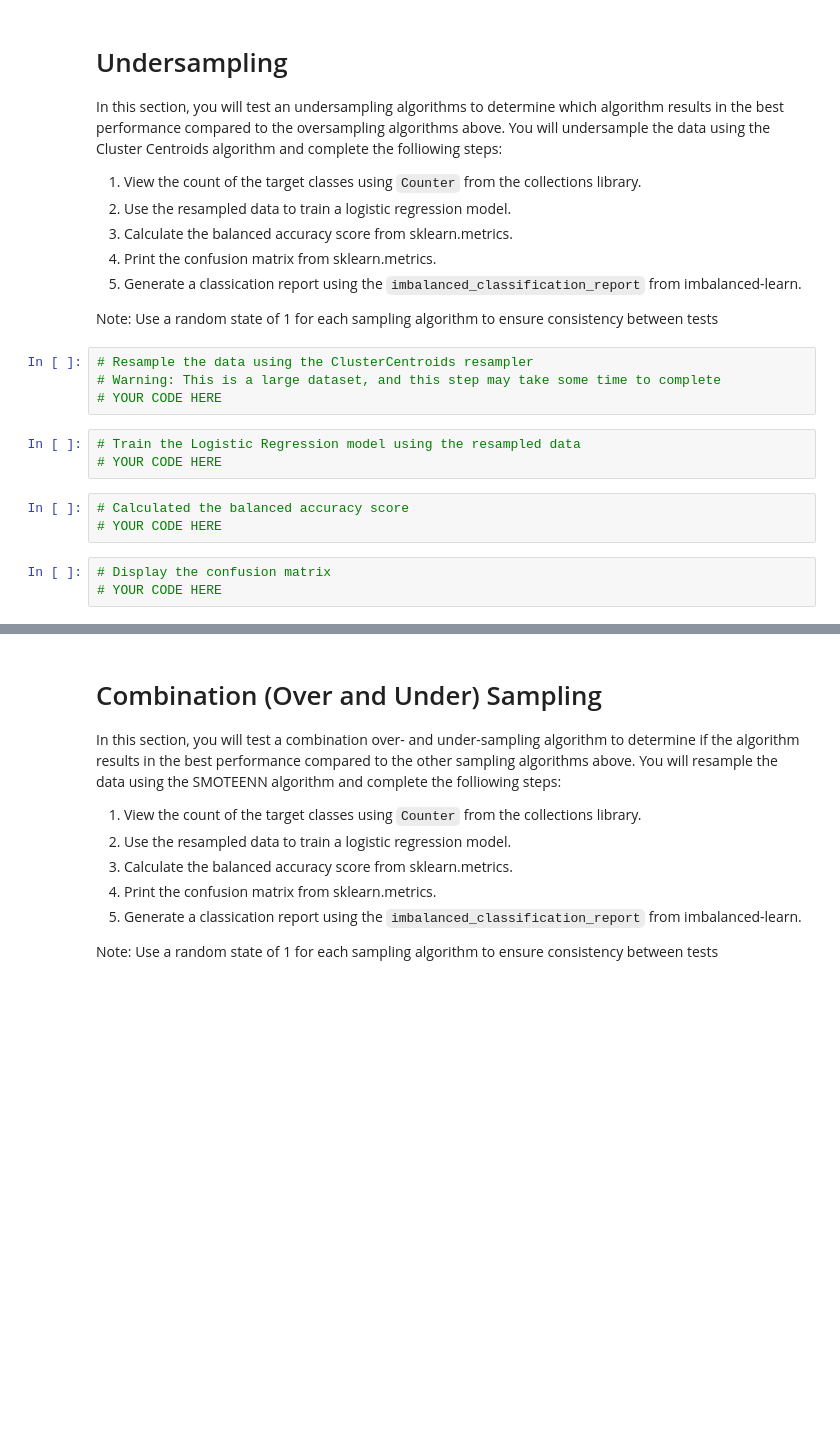
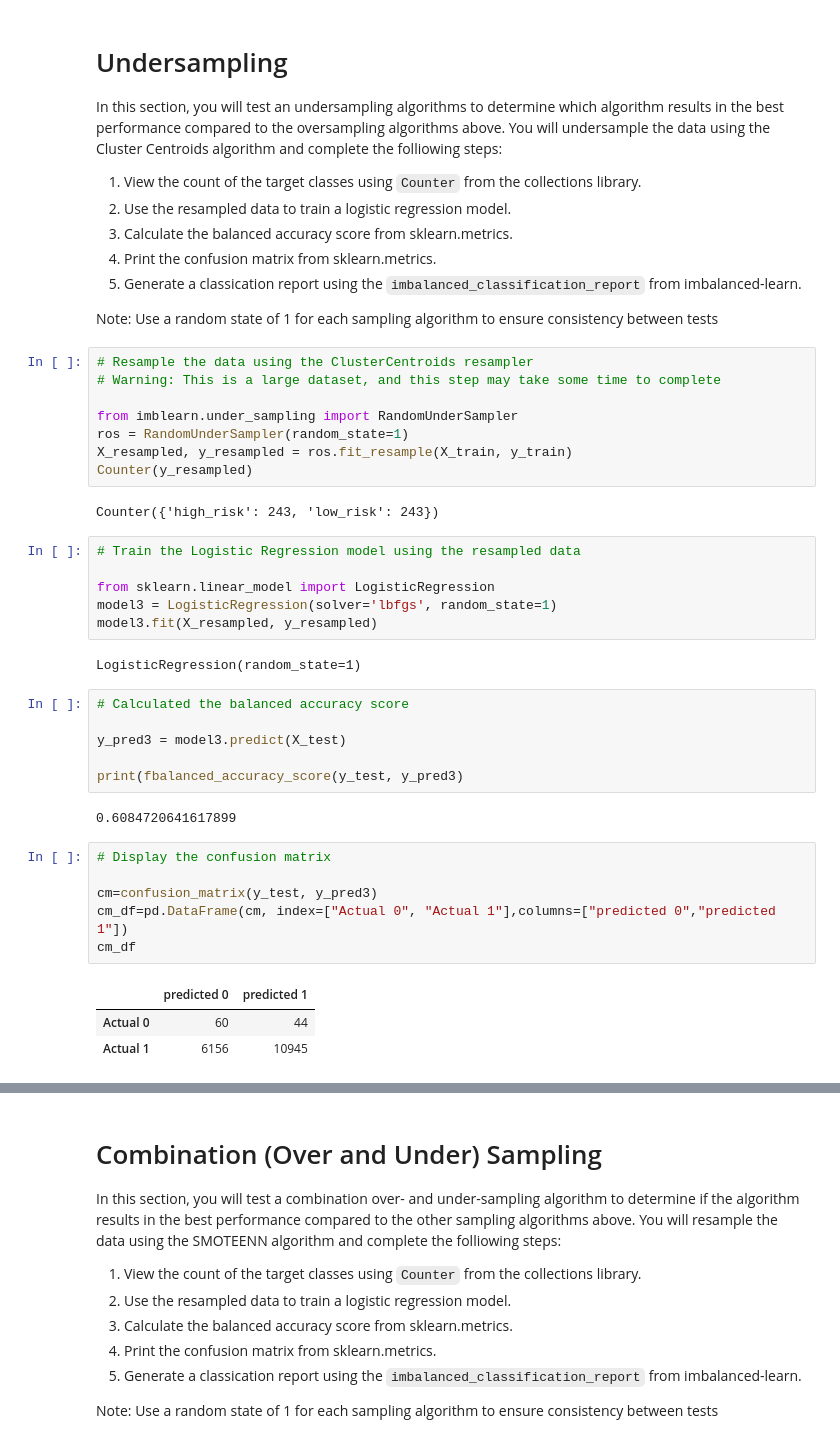
Before and after one commit to yycheung/Credit_Risk_Analysis, a Jupyter notebook: credit_risk_resampling.ipynb, the cells around one changed output, grey strips where cells are left out. Saved outputs shown, nothing was run; the diff lists cells and outputs as text; blank space fills up the shorter version.

```diff
--- a/credit_risk_resampling.ipynb
+++ b/credit_risk_resampling.ipynb
@@ -230,15 +257,38 @@ Note: Use a random state of 1 for each sampling algorithm to ensure consistency
 # %%
 # Resample the data using the ClusterCentroids resampler
 # Warning: This is a large dataset, and this step may take some time to complete
-# YOUR CODE HERE
+
+from imblearn.under_sampling import RandomUnderSampler
+ros = RandomUnderSampler(random_state=1)
+X_resampled, y_resampled = ros.fit_resample(X_train, y_train)
+Counter(y_resampled)
+# %% [output]
+Counter({'high_risk': 243, 'low_risk': 243})
 # %%
 # Train the Logistic Regression model using the resampled data
-# YOUR CODE HERE
+
+from sklearn.linear_model import LogisticRegression
+model3 = LogisticRegression(solver='lbfgs', random_state=1)
+model3.fit(X_resampled, y_resampled)
+# %% [output]
+LogisticRegression(random_state=1)
 # %%
 # Calculated the balanced accuracy score
-# YOUR CODE HERE
+
+y_pred3 = model3.predict(X_test)
+
+print(fbalanced_accuracy_score(y_test, y_pred3)
+# %% [output]
+0.6084720641617899
-# %%
-# Display the confusion matrix
-# YOUR CODE HERE
+# %%
+# Display the confusion matrix
+
+cm=confusion_matrix(y_test, y_pred3)
+cm_df=pd.DataFrame(cm, index=["Actual 0", "Actual 1"],columns=["predicted 0","predicted 1"])
+cm_df
+# %% [output]
+|  | predicted 0 | predicted 1 |
+| Actual 0 | 60 | 44 |
+| Actual 1 | 6156 | 10945 |
 # %%
 # Print the imbalanced classification report
```
Also changed, not shown: parts of 11 cells of this notebook.
